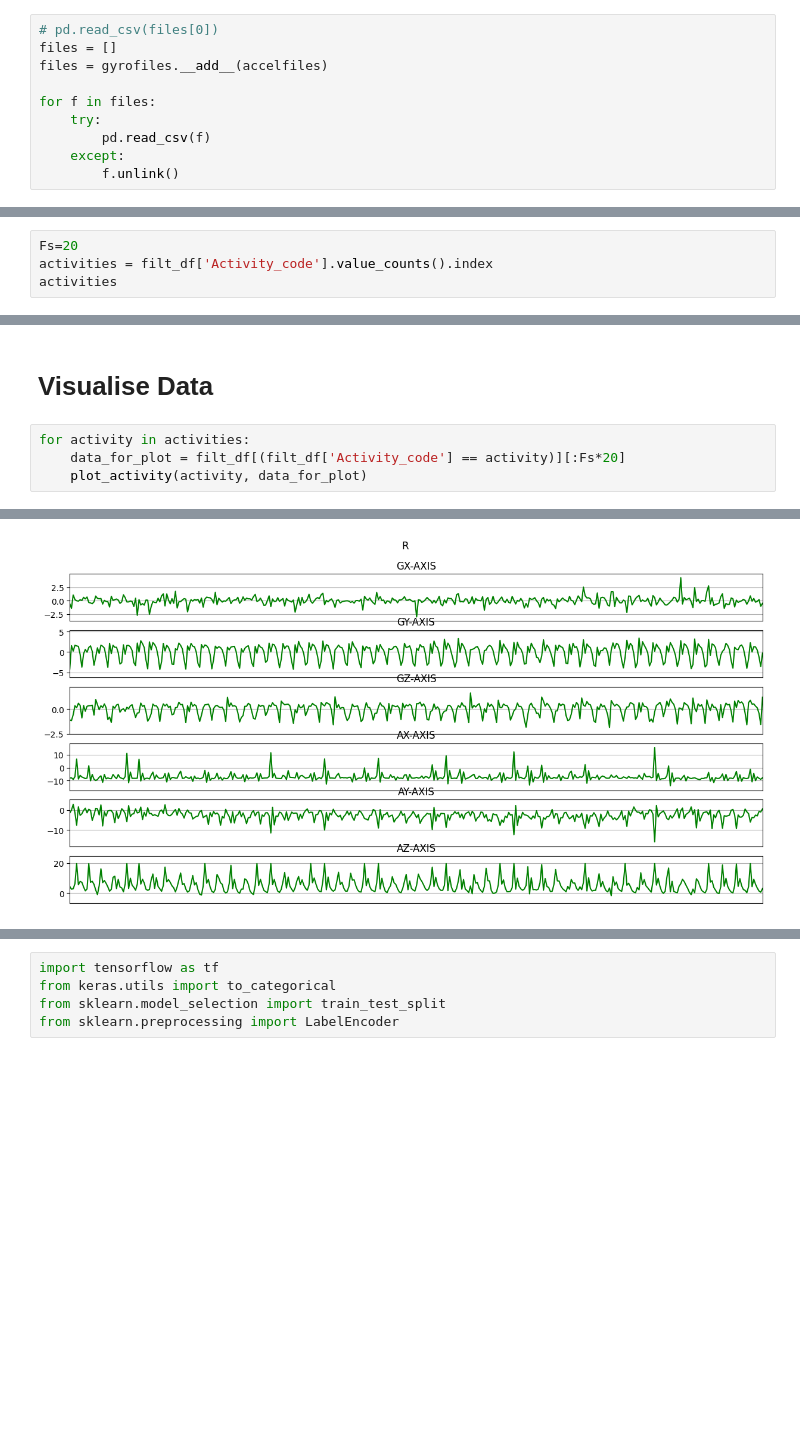
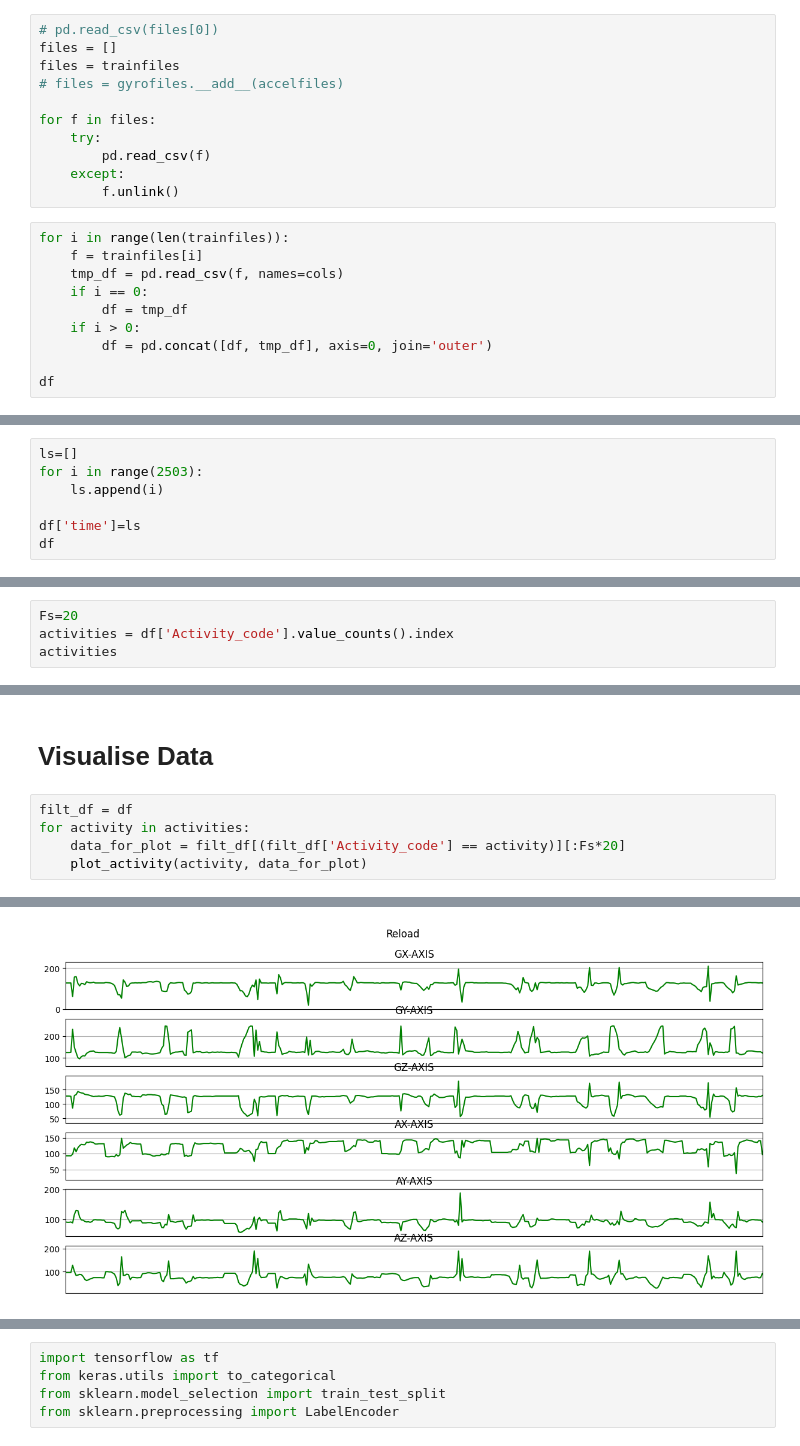
Before and after one commit to uosjapuelks/capstoneml, a Jupyter notebook: notebook/main_conv.ipynb, the cells around one changed output, grey strips where cells are left out. Drawn from its saved outputs; the diff is of its cells as text; blank space fills up the shorter version.

```diff
--- a/notebook/main_conv.ipynb
+++ b/notebook/main_conv.ipynb
@@ -26,10 +31,21 @@ g_column = ['Subject_id', 'Activity_code', 'time', 'gx', 'gy', 'gz']
 # %%
 # pd.read_csv(files[0])
 files = []
-files = gyrofiles.__add__(accelfiles)
+files = trainfiles
+# files = gyrofiles.__add__(accelfiles)
 
 for f in files:
     try:
         pd.read_csv(f)
     except:
         f.unlink()
+# %%
+for i in range(len(trainfiles)):
+    f = trainfiles[i]
+    tmp_df = pd.read_csv(f, names=cols)
+    if i == 0:
+        df = tmp_df
+    if i > 0:
+        df = pd.concat([df, tmp_df], axis=0, join='outer')
+
+df
@@ -35,0 +57,7 @@ for f in files:
+# %%
+ls=[]
+for i in range(2503):
+    ls.append(i)
+
+df['time']=ls
+df
@@ -98,6 +140,6 @@ See the caveats in the documentation: https://pandas.pydata.org/pandas-docs/stab
   filt_df['gz'] = filt_df['gz'].astype('float')
 # %%
 Fs=20
-activities = filt_df['Activity_code'].value_counts().index
+activities = df['Activity_code'].value_counts().index
 activities
 # %% [output]
@@ -105,6 +147,7 @@ Index(['A', 'G', 'P', 'R'], dtype='object')
 # %% [markdown]
 # Visualise Data
 # %%
+filt_df = df
 for activity in activities:
     data_for_plot = filt_df[(filt_df['Activity_code'] == activity)][:Fs*20]
     plot_activity(activity, data_for_plot)
@@ -115,2 +158,2 @@ for activity in activities:
-[figure, old version]
+[figure, new version]
 # %%
```
Also changed, not shown: parts of 30 cells of this notebook, 1 other file.
